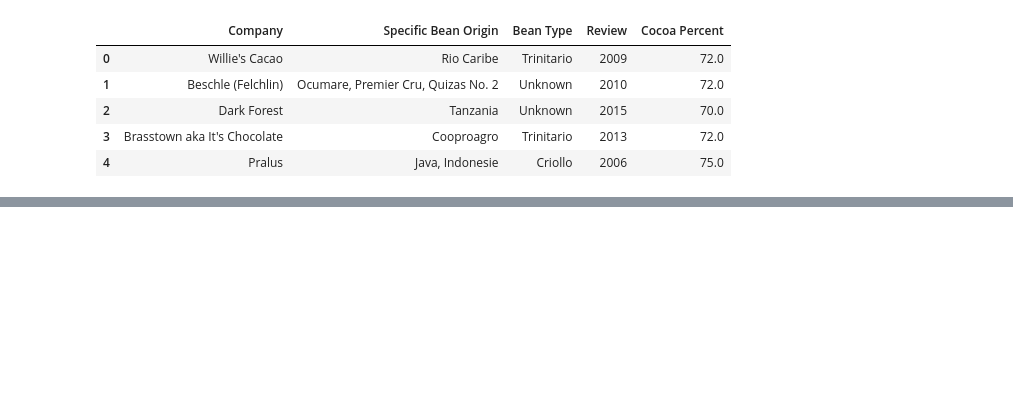
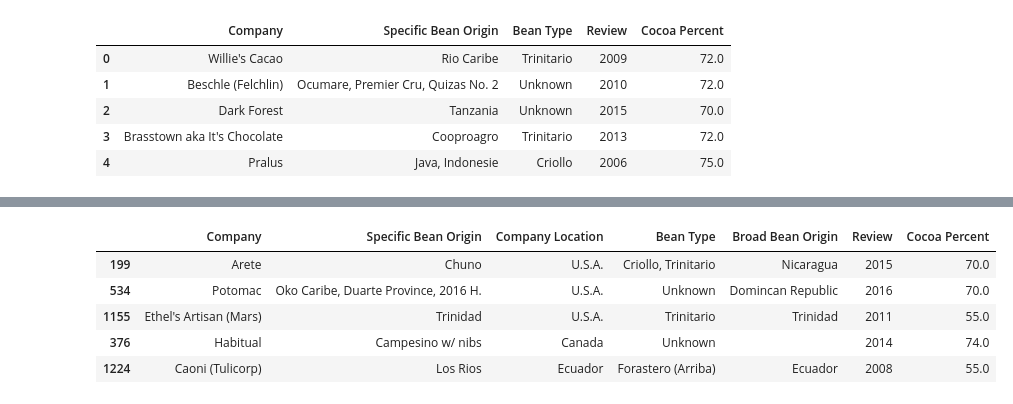
Before and after one commit to PolyakovMA/chocolate-review, a Jupyter notebook: Chocolate_reviews.ipynb, the cells around one changed output, grey strips where cells are left out. Saved outputs shown, nothing was run; the diff lists cells and outputs as text; code cells hidden in the pictures; blank space fills up the shorter version.

```diff
--- a/Chocolate_reviews.ipynb
+++ b/Chocolate_reviews.ipynb
@@ -385,2 +441,2 @@ model = CatBoostRegressor(cat_features=list(df_categorical.columns),
 # %%
-model.fit(X_train, y)
+model.fit(X_train, y_train)
@@ -397,10 +457,10 @@ X_test.head()
 # %%
-X_train_1 = X_train.copy()
-X_test_1 = X_test.copy()
+train_df = X_train.copy()
+test_df = X_test.copy()
 # %%
 #2
-X_train_1 = X_train_1.drop(columns=['REF', 'Company Location', 'Broad Bean Origin'])
-X_test_1 = X_test_1.drop(columns=['REF', 'Company Location', 'Broad Bean Origin'])
+X_train_2 = train_df.drop(columns=['REF'])
+X_test_2 = test_df.drop(columns=['REF'])
 # %%
 X_train_1.head()
 # %% [output]
@@ -441,3 +482,16 @@ X_test_2 = X_test.copy()
 # %%
 X_train_2 = X_train_2.drop(columns=['REF'])
 X_test_2 = X_test_2.drop(columns=['REF'])
+# %%
+
+
+X_train_2, X_val_2, y_train_2, y_val_2 = train_test_split(X_train_2, y, test_size=0.2, random_state=42)
+# %%
+X_train_2.head()
+# %% [output]
+|  | Company | Specific Bean Origin | Company Location | Bean Type | Broad Bean Origin | Review | Cocoa Percent |
+| 199 | Arete | Chuno | U.S.A. | Criollo, Trinitario | Nicaragua | 2015 | 70.0 |
+| 534 | Potomac | Oko Caribe, Duarte Province, 2016 H. | U.S.A. | Unknown | Domincan Republic | 2016 | 70.0 |
+| 1155 | Ethel's Artisan (Mars) | Trinidad | U.S.A. | Trinitario | Trinidad | 2011 | 55.0 |
+| 376 | Habitual | Campesino w/ nibs | Canada | Unknown |  | 2014 | 74.0 |
+| 1224 | Caoni (Tulicorp) | Los Rios | Ecuador | Forastero (Arriba) | Ecuador | 2008 | 55.0 |
```
Also changed, not shown: parts of 39 cells of this notebook.
